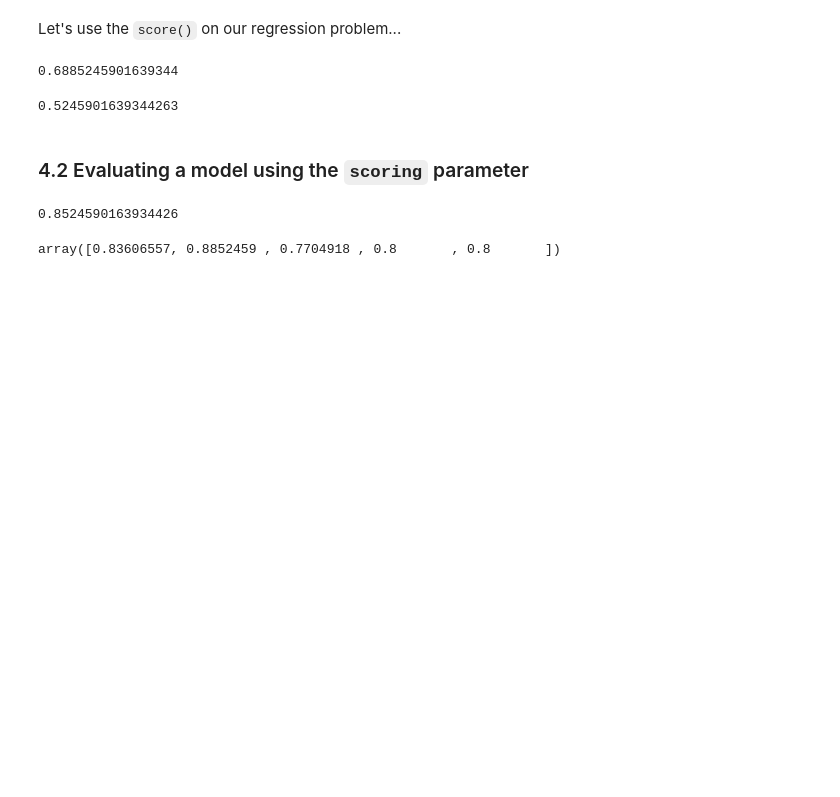
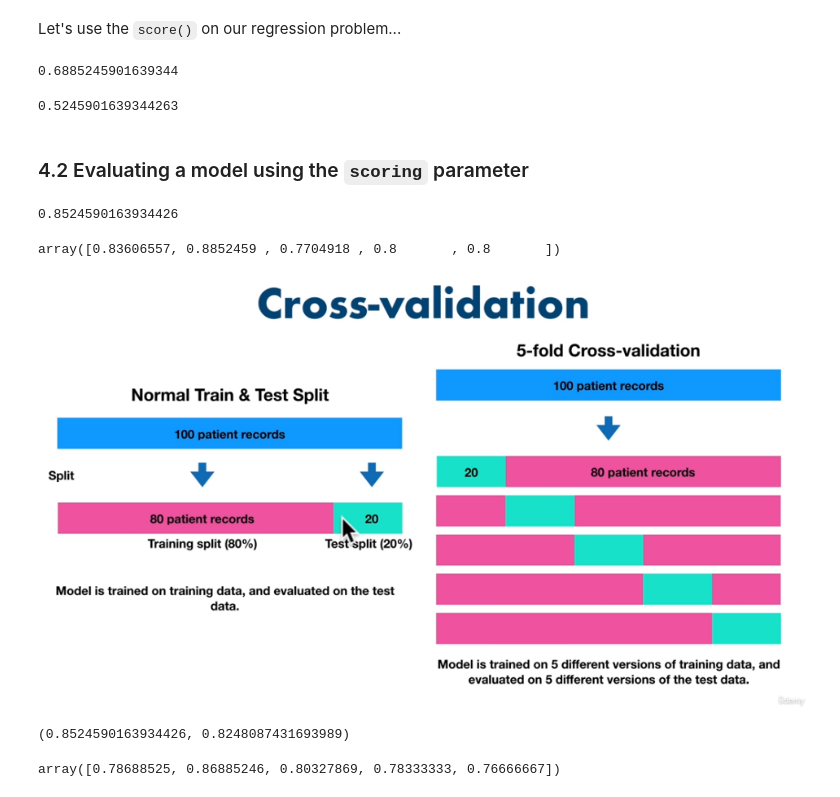
Before and after one commit to danhenriquex/Learning_Data_Science, a Jupyter notebook: machine-learning/machine-learning.ipynb, the cells around one changed output. Saved outputs shown, nothing was run; the diff lists cells and outputs as text; code cells hidden in the pictures; blank space fills up the shorter version.

```diff
--- a/machine-learning/machine-learning.ipynb
+++ b/machine-learning/machine-learning.ipynb
@@ -1095,3 +1095,26 @@ clf.score(X_test, y_test)
 cross_val_score(clf, X, y, cv=5)
 # %% [output]
 array([0.83606557, 0.8852459 , 0.7704918 , 0.8       , 0.8       ])
+# %%
+# show image from path
+Image("./cross_validation.png")
+# %% [output]
+[figure, added]
+# %%
+np.random.seed(42)
+
+# Single training and test split score
+clf_single_score = clf.score(X_test, y_test)
+
+# Take the mean of 5-fold cross-validation score
+clf_cross_val_score = np.mean(cross_val_score(clf, X, y, cv=5))
+
+# Compare the two
+clf_single_score, clf_cross_val_score
+# %% [output]
+(0.8524590163934426, 0.8248087431693989)
+# %%
+# Scoring parameter set to None by default
+cross_val_score(clf, X, y, cv=5, scoring=None)
+# %% [output]
+array([0.78688525, 0.86885246, 0.80327869, 0.78333333, 0.76666667])
```
Also changed, not shown: parts of 5 cells of this notebook.
